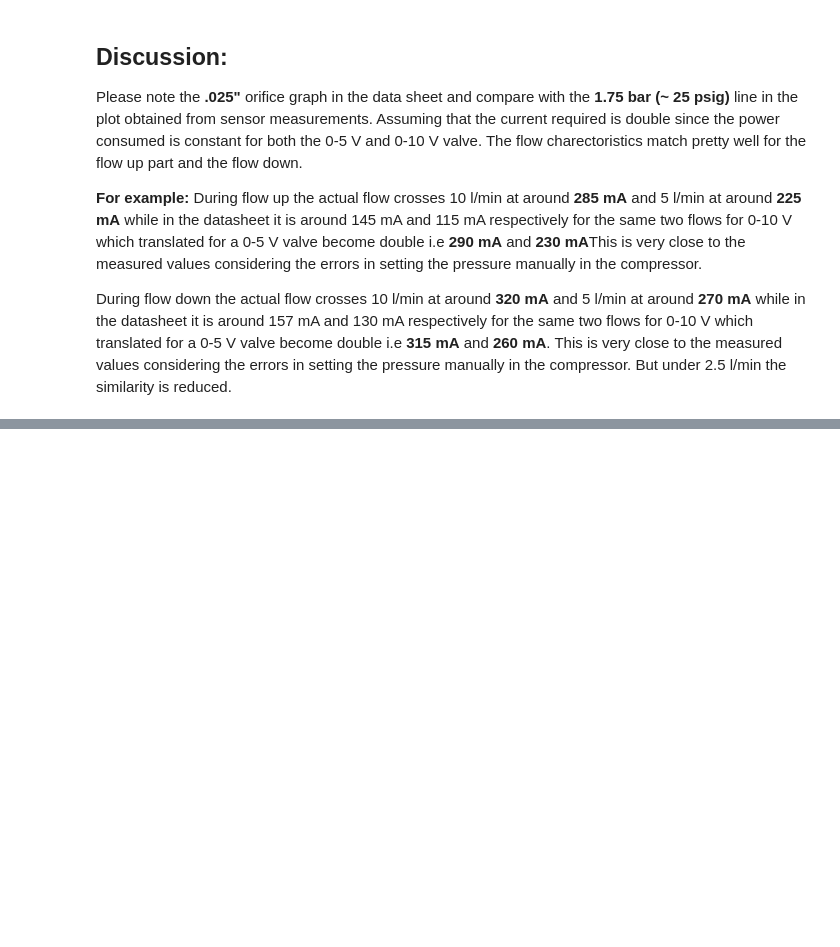
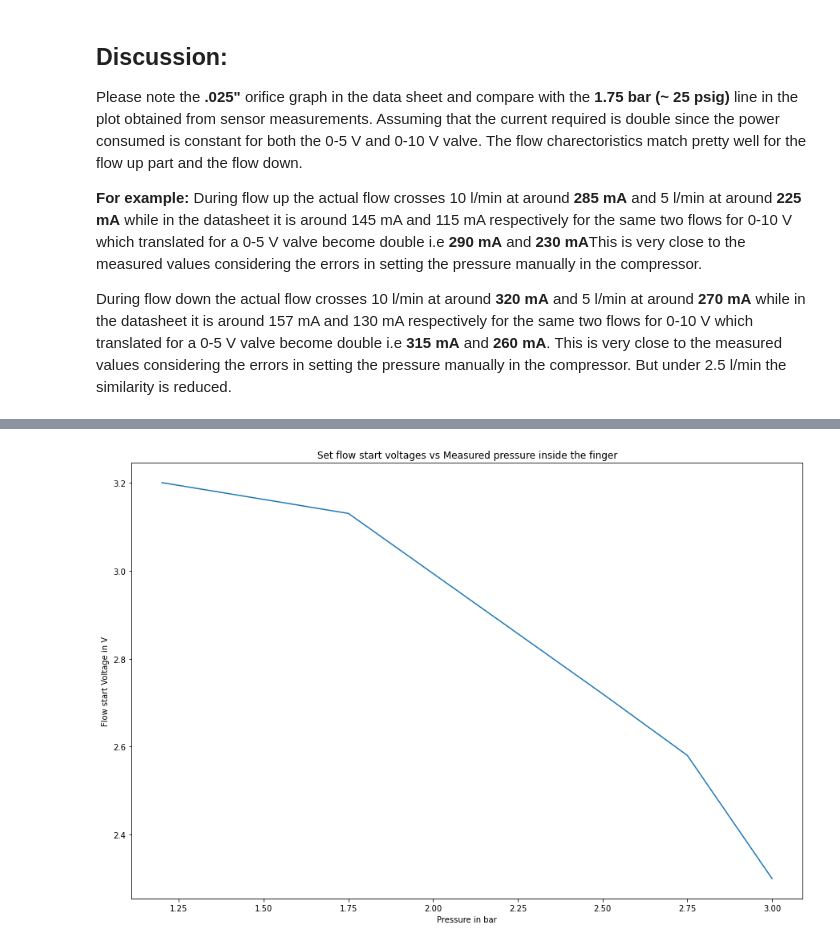
Before and after one commit to pmkumar1308/RPi-read-flow-sensor, a Jupyter notebook: Charectorise_kelly.ipynb, the cells around one changed output, grey strips where cells are left out. Drawn from its saved outputs; the diff is of its cells as text; code cells hidden in the pictures; blank space fills up the shorter version.

```diff
--- a/Charectorise_kelly.ipynb
+++ b/Charectorise_kelly.ipynb
@@ -111,0 +136,10 @@ During flow down the actual flow crosses 10 l/min at around **320 mA** and 5 l/m
+# %%
+diff_pressures = [3,2.75,2.5,1.75,1.2]
+plt.figure(figsize=(15,10))
+plt.plot(diff_pressures , flow_start_voltages)
+plt.xlabel("Pressure in bar")
+plt.ylabel("Flow start Voltage in V")
+plt.title("Set flow start voltages vs Measured pressure inside the finger")
+plt.show()
+# %% [output]
+[figure, added]
```
Also changed, not shown: parts of 3 cells of this notebook.
